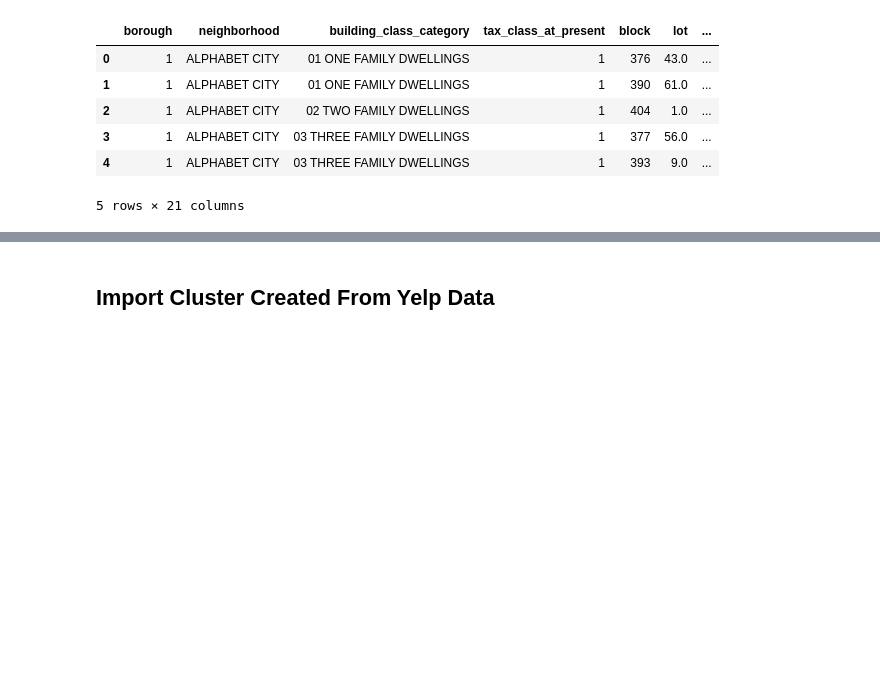
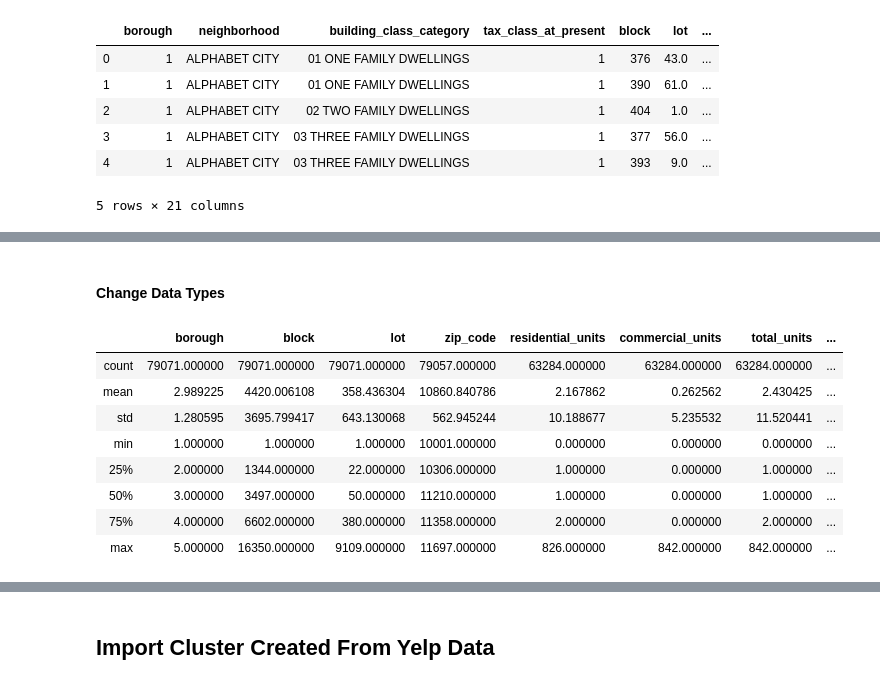
Before and after one commit to FredaXin/client_project, a Jupyter notebook: Freda/code/EDA_and_Data_Cleaning_nyc_dept_fin.ipynb, the cells around one changed output, grey strips where cells are left out. Cells and saved outputs as stored; diff of their text form; code cells hidden in the pictures; blank space fills up the shorter version.

```diff
--- a/Freda/code/EDA_and_Data_Cleaning_nyc_dept_fin.ipynb
+++ b/Freda/code/EDA_and_Data_Cleaning_nyc_dept_fin.ipynb
@@ -19,0 +76,2 @@ df.head()
+# %% [markdown]
+#### Change Data Types
@@ -19,0 +87,13 @@ df.head()
+# %%
+# Check general info of numerical columns
+df.describe()
+# %% [output]
+|  | borough | block | lot | zip_code | residential_units | commercial_units | total_units | ... |
+| count | 79071.000000 | 79071.000000 | 79071.000000 | 79057.000000 | 63284.000000 | 63284.000000 | 63284.000000 | ... |
+| mean | 2.989225 | 4420.006108 | 358.436304 | 10860.840786 | 2.167862 | 0.262562 | 2.430425 | ... |
+| std | 1.280595 | 3695.799417 | 643.130068 | 562.945244 | 10.188677 | 5.235532 | 11.520441 | ... |
+| min | 1.000000 | 1.000000 | 1.000000 | 10001.000000 | 0.000000 | 0.000000 | 0.000000 | ... |
+| 25% | 2.000000 | 1344.000000 | 22.000000 | 10306.000000 | 1.000000 | 0.000000 | 1.000000 | ... |
+| 50% | 3.000000 | 3497.000000 | 50.000000 | 11210.000000 | 1.000000 | 0.000000 | 1.000000 | ... |
+| 75% | 4.000000 | 6602.000000 | 380.000000 | 11358.000000 | 2.000000 | 0.000000 | 2.000000 | ... |
+| max | 5.000000 | 16350.000000 | 9109.000000 | 11697.000000 | 826.000000 | 842.000000 | 842.000000 | ... |
```
Also changed, not shown: parts of 59 cells of this notebook.
